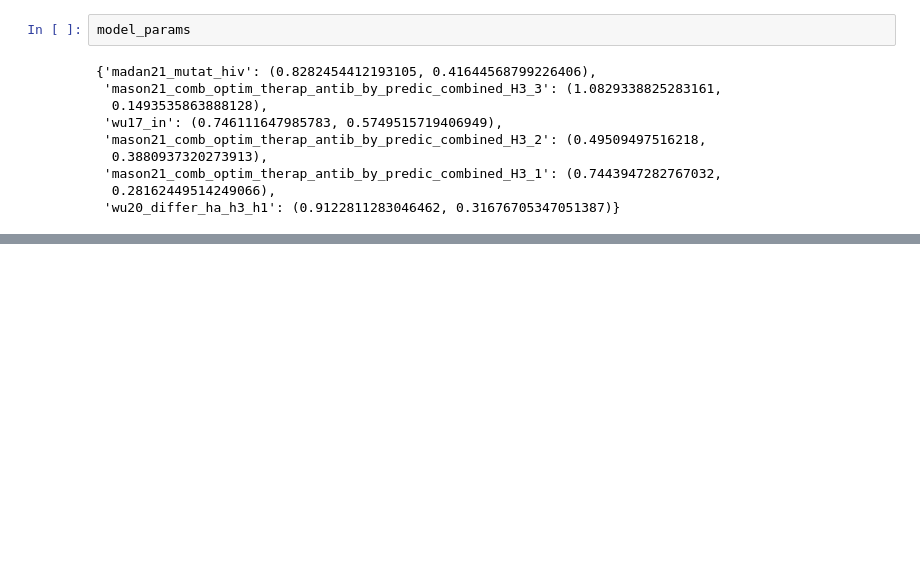
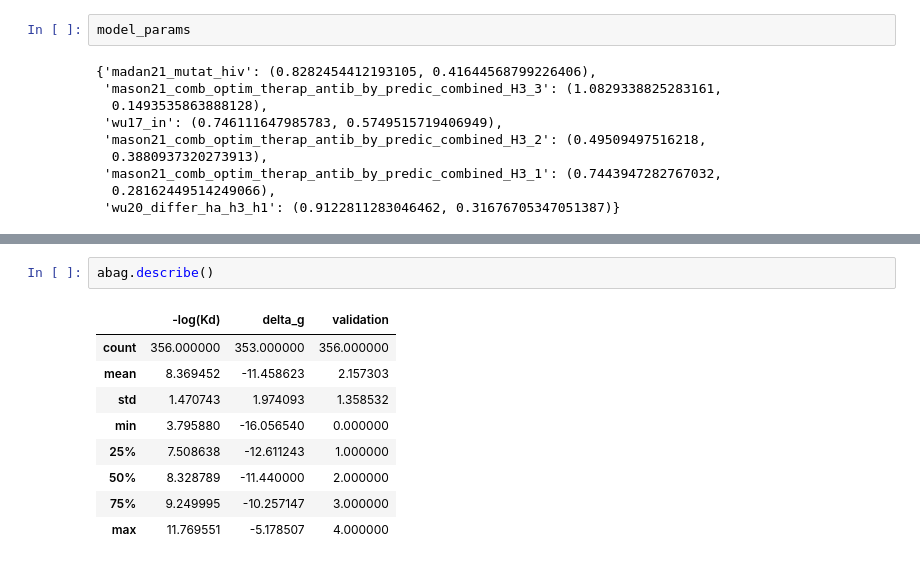
Before and after one commit to FabianTraxler/ag_binding_affinity, a Jupyter notebook: src/data_analysis/Finding_Optimal_h_function.ipynb, the cells around one changed output, grey strips where cells are left out. Saved outputs shown, nothing was run; the diff lists cells and outputs as text; blank space fills up the shorter version.

```diff
--- a/src/data_analysis/Finding_Optimal_h_function.ipynb
+++ b/src/data_analysis/Finding_Optimal_h_function.ipynb
@@ -168,0 +216,12 @@ model_params
+# %%
+abag.describe()
+# %% [output]
+|  | -log(Kd) | delta_g | validation |
+| count | 356.000000 | 353.000000 | 356.000000 |
+| mean | 8.369452 | -11.458623 | 2.157303 |
+| std | 1.470743 | 1.974093 | 1.358532 |
+| min | 3.795880 | -16.056540 | 0.000000 |
+| 25% | 7.508638 | -12.611243 | 1.000000 |
+| 50% | 8.328789 | -11.440000 | 2.000000 |
+| 75% | 9.249995 | -10.257147 | 3.000000 |
+| max | 11.769551 | -5.178507 | 4.000000 |
```
Also changed, not shown: parts of 4 cells of this notebook.
